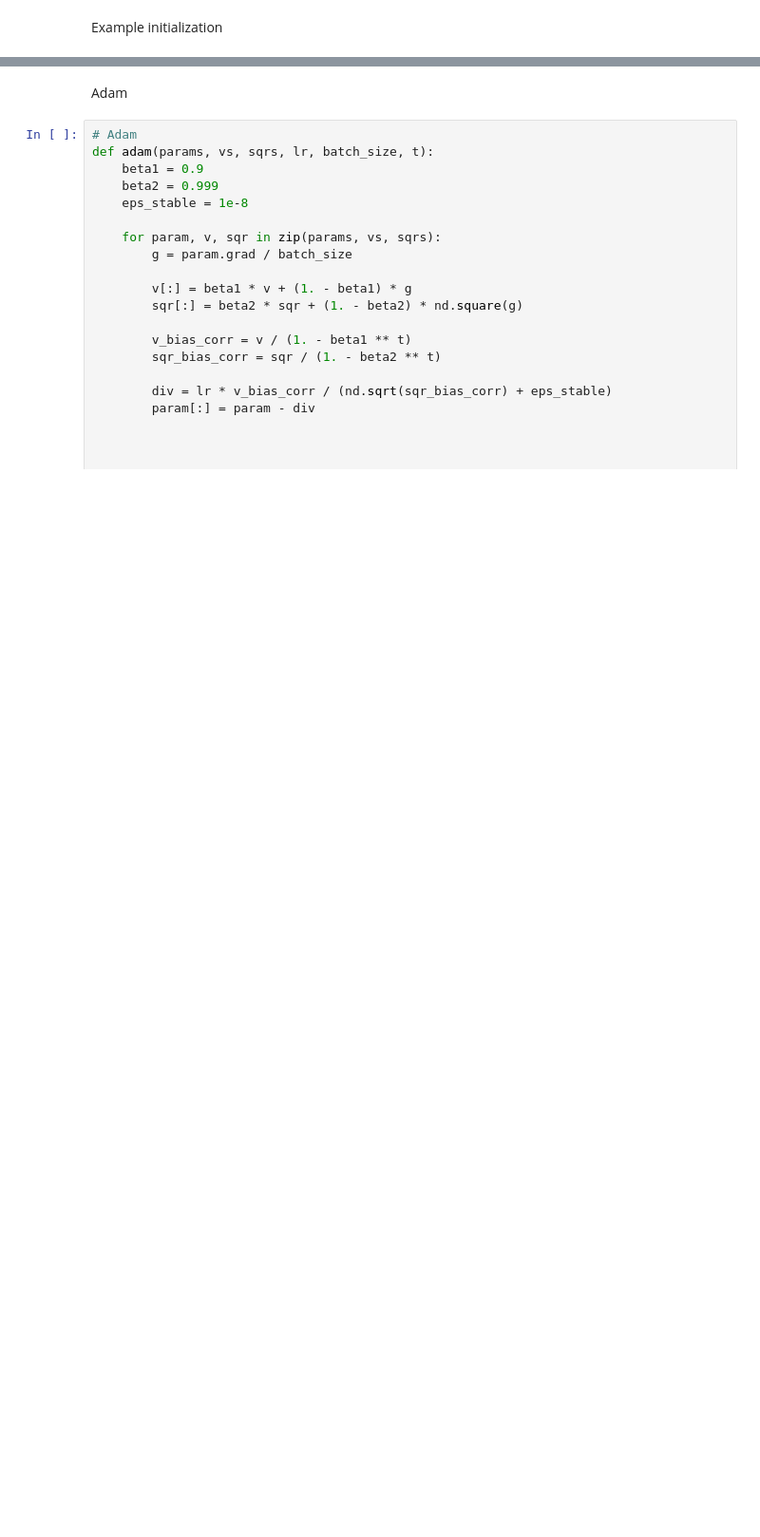
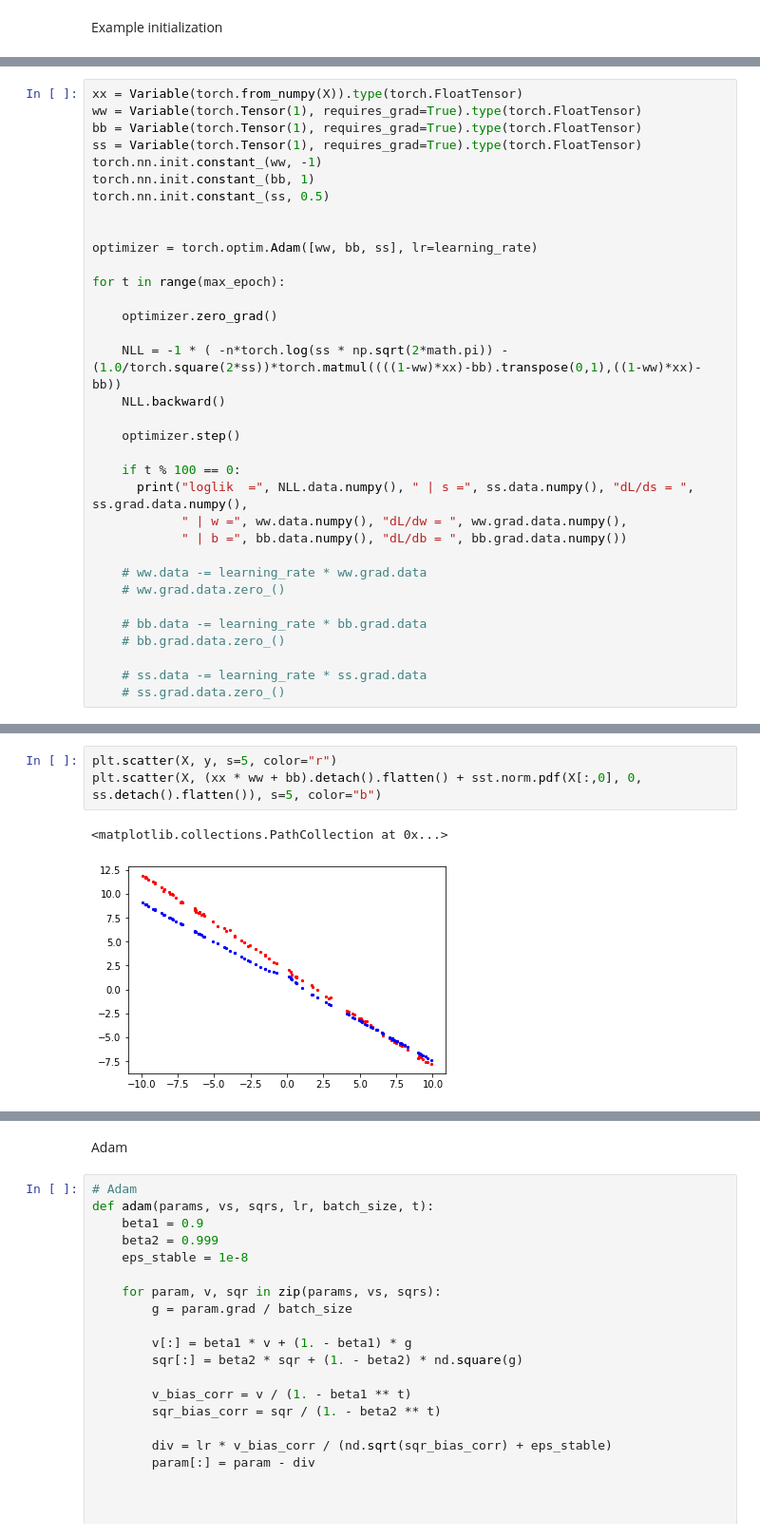
Before and after one commit to fataltes/quickNBs, a Jupyter notebook: lr.ipynb, the cells around one changed output, grey strips where cells are left out. Shown at 95% size. Drawn from its saved outputs; the diff is of its cells as text; blank space fills up the shorter version.

```diff
--- a/lr.ipynb
+++ b/lr.ipynb
@@ -80,0 +81,34 @@ y = -1.00 x + 2.01
+# %%
+xx = Variable(torch.from_numpy(X)).type(torch.FloatTensor)
+ww = Variable(torch.Tensor(1), requires_grad=True).type(torch.FloatTensor)
+bb = Variable(torch.Tensor(1), requires_grad=True).type(torch.FloatTensor)
+ss = Variable(torch.Tensor(1), requires_grad=True).type(torch.FloatTensor)
+torch.nn.init.constant_(ww, -1)
+torch.nn.init.constant_(bb, 1)
+torch.nn.init.constant_(ss, 0.5)
+
+
+optimizer = torch.optim.Adam([ww, bb, ss], lr=learning_rate)
+
+for t in range(max_epoch):
+
+    optimizer.zero_grad()
+
+    NLL = -1 * ( -n*torch.log(ss * np.sqrt(2*math.pi)) - (1.0/torch.square(2*ss))*torch.matmul((((1-ww)*xx)-bb).transpose(0,1),((1-ww)*xx)-bb))
+    NLL.backward()
+
+    optimizer.step()
+
+    if t % 100 == 0:
+      print("loglik  =", NLL.data.numpy(), " | s =", ss.data.numpy(), "dL/ds = ", ss.grad.data.numpy(),
+            " | w =", ww.data.numpy(), "dL/dw = ", ww.grad.data.numpy(),
+            " | b =", bb.data.numpy(), "dL/db = ", bb.grad.data.numpy())
+
+    # ww.data -= learning_rate * ww.grad.data
+    # ww.grad.data.zero_()
+
+    # bb.data -= learning_rate * bb.grad.data
+    # bb.grad.data.zero_()
+
+    # ss.data -= learning_rate * ss.grad.data
+    # ss.grad.data.zero_()
@@ -80,0 +126,6 @@ y = -1.00 x + 2.01
+# %%
+plt.scatter(X, y, s=5, color="r")
+plt.scatter(X, (xx * ww + bb).detach().flatten() + sst.norm.pdf(X[:,0], 0, ss.detach().flatten()), s=5, color="b")
+# %% [output]
+<matplotlib.collections.PathCollection at 0x...>
+[figure, added]
```
Also changed, not shown: parts of 18 cells of this notebook.
